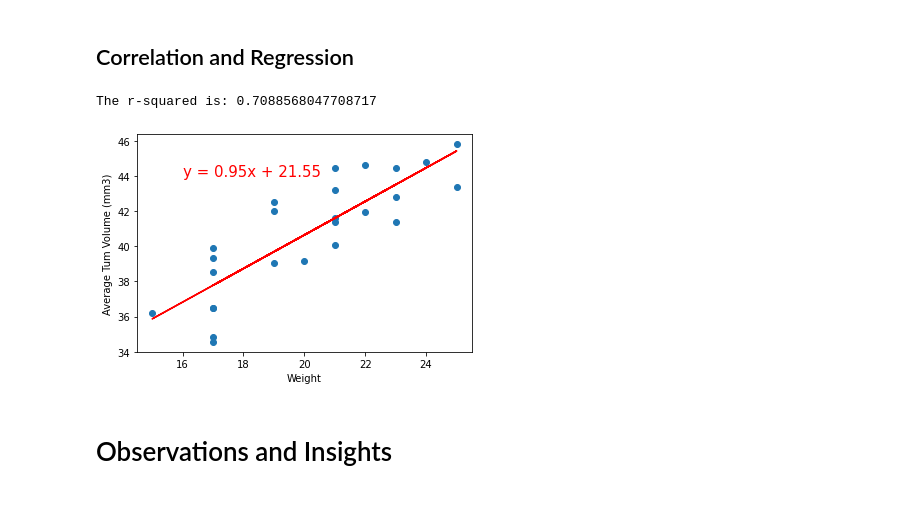
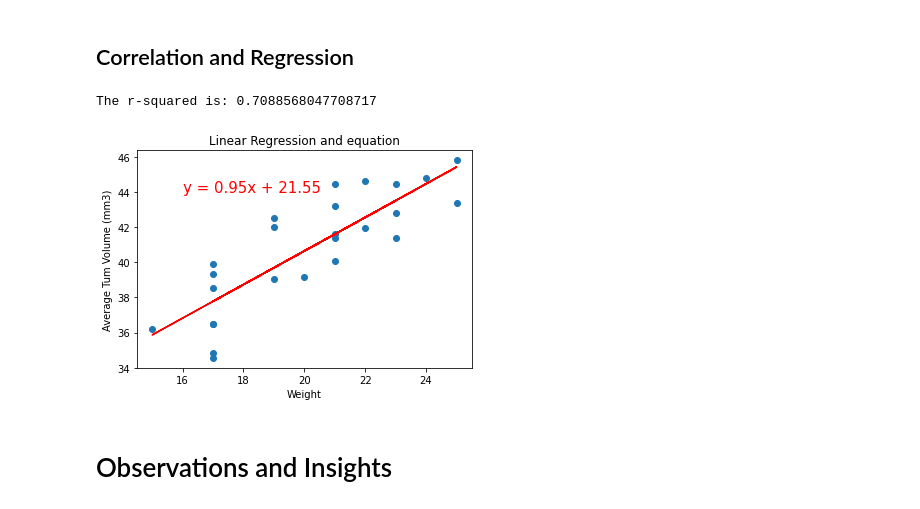
Before and after one commit to Starcode897/matplotlib-challenge, a Jupyter notebook: Pymaceuticals/pymaceuticals_starter.ipynb, the cells around one changed output. Drawn from its saved outputs; the diff is of its cells as text; code cells hidden in the pictures.

```diff
--- a/Pymaceuticals/pymaceuticals_starter.ipynb
+++ b/Pymaceuticals/pymaceuticals_starter.ipynb
@@ -352,19 +362,20 @@ plt.show()
 # %%
 # Calculate the correlation coefficient and linear regression model
 # for mouse weight and average tumor volume for the Capomulin regimen
 
 (slope, intercept, rvalue, pvalue, stderr) = linregress(x_values, y_values)
 regress_values = x_values * slope + intercept
 line_eq = "y = " + str(round(slope,2)) + "x + " + str(round(intercept,2))
 plt.scatter(x_values,y_values)
 plt.plot(x_values,regress_values,"r-")
 plt.annotate(line_eq,(16,44),fontsize=15,color="red")
 plt.xlabel('Weight')
 plt.ylabel('Average Tum Volume (mm3)')
+plt.title("Linear Regression and equation")
 print(f"The r-squared is: {rvalue**2}")
 plt.show()
 # %% [output]
 The r-squared is: 0.7088568047708717
-[figure, old version]
+[figure, new version]
 # %% [markdown]
 # Observations and Insights
```
Also changed, not shown: parts of 3 cells of this notebook.
